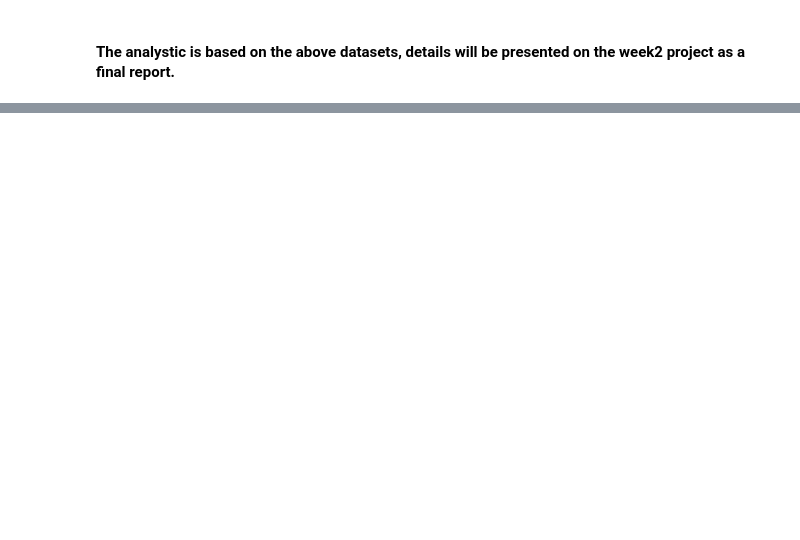
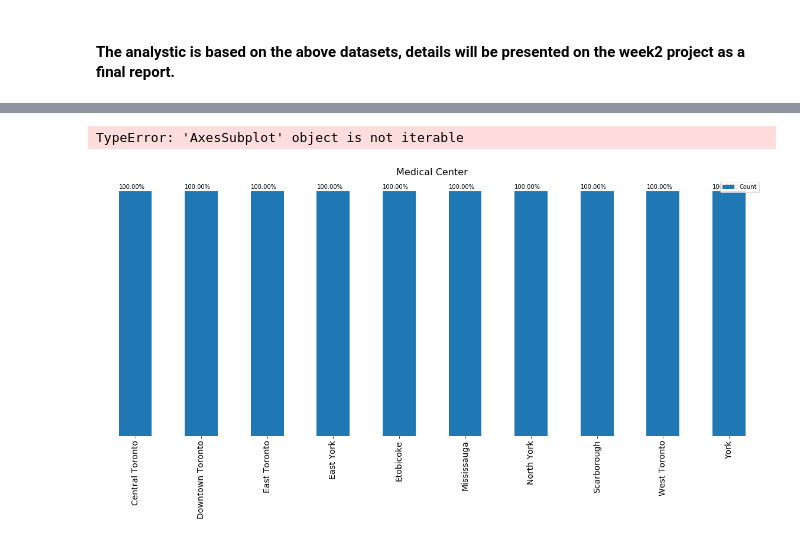
Before and after one commit to vicki-dev/theBattleOfNeighbourhood, a Jupyter notebook: neighbourhoodsBattle.ipynb, the cells around one changed output, grey strips where cells are left out. Saved outputs shown, nothing was run; the diff lists cells and outputs as text; code cells hidden in the pictures; blank space fills up the shorter version.

```diff
--- a/neighbourhoodsBattle.ipynb
+++ b/neighbourhoodsBattle.ipynb
@@ -236,0 +324,13 @@ toronto_venues.head(10)
+# %%
+%matplotlib inline
+import matplotlib as mpl
+import matplotlib.pyplot as plt
+import matplotlib.patches as patches
+
+toronto_mc.columns = list(map(str, toronto_mc.columns))
+
+grouped=toronto_mc.groupby(['Borough']).count()
+grouped.rename(columns={'Venue':'Count'}, inplace=True)
+grouped.reset_index(inplace=True)
+grouped=grouped[['Borough','Count']]
+grouped.head(100)
@@ -236,0 +349,42 @@ toronto_venues.head(10)
+# %%
+tt_map = folium.Map(location=[43.65,-79.38], zoom_start=12)
+tt_map.choropleth(
+    geo_data=geo_j,
+    data=grouped,
+    columns=['Borough', 'Count'],
+    #key_on='neighbourhood.Neighbourhood',
+    fill_color='YlOrRd',
+    fill_opacity=20,
+    line_opacity=10,
+    legend_name='Toronto Medical Center'
+)
+
+tt_map
+# %% [output]
+TypeError: 'AxesSubplot' object is not iterable
+# %%
+#count, bin_edges=np.histogram(grouped['Count'])
+import matplotlib as mpl
+import matplotlib.pyplot as plt
+import matplotlib.patches as patches
+
+#grouped.rename(columns={'Unnamed: 0': 'Neighbourhood'}, inplace=True)
+grouped.set_index('Borough', inplace=True)
+
+grouped = (grouped.div(grouped.sum(1), axis=0)).plot(kind='bar',figsize=(20,8), fontsize= 14)
+
+plt.title("Medical Center", fontsize = 16)
+plt.xticks(fontsize=14)
+for spine in plt.gca().spines.values():
+    spine.set_visible(False)
+plt.yticks([])
+plt.xlabel('')
+
+for p in grouped.patches:
+    width, height = p.get_width(), p.get_height()
+    x, y = p.get_xy()
+    grouped.annotate('{:.2%}'.format(height), (x, y + height + 0.01),fontsize=10)
+
+plt.show()
+# %% [output]
+[figure, added]
```
Also changed, not shown: parts of 14 cells of this notebook.
